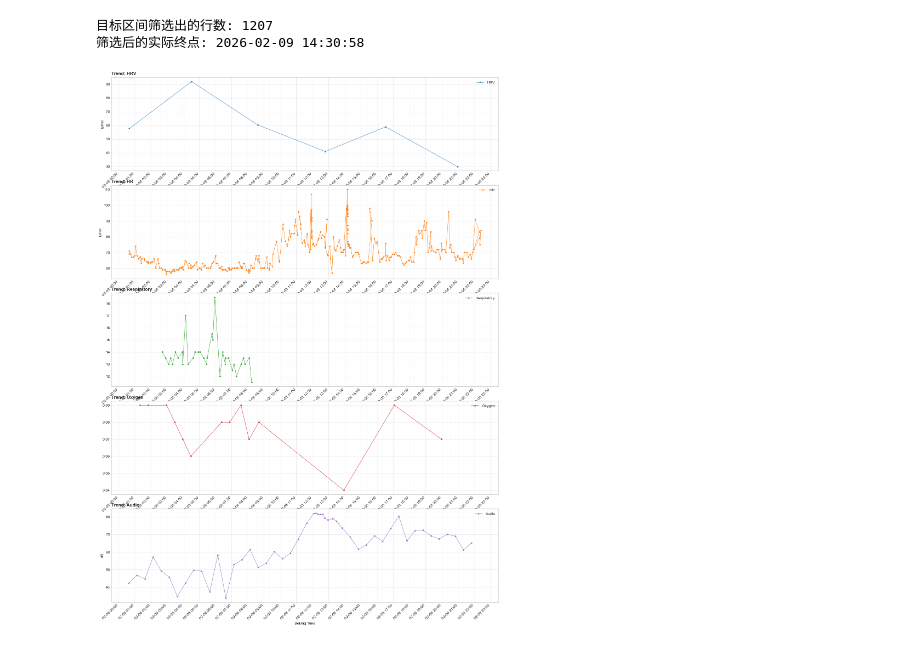
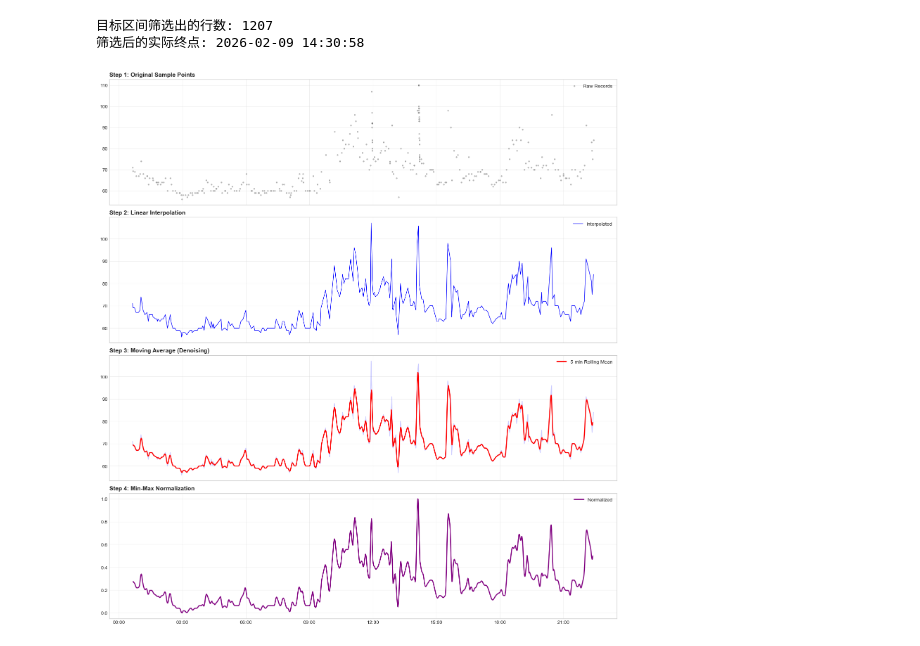
Before and after one commit to 2847709434-droid/Kilom-Self-monitoring-system, a Jupyter notebook: 0208Data.ipynb, the cells around one changed output. Cells and saved outputs as stored; diff of their text form; code cells hidden in the pictures.

```diff
--- a/0208Data.ipynb
+++ b/0208Data.ipynb
@@ -108,7 +108,6 @@ import pandas as pd
 plt.style.use('seaborn-v0_8-whitegrid')
 
 # 2. 确定有哪些信号在数据中是真实存在的
-# 只为有数据的指标画图，避免出现空白窗口
 available_signals = {
     label: iden for label, iden in target_signals.items()
     if not RecordDF[RecordDF['type'] == iden].empty
@@ -116,57 +115,93 @@ available_signals = {
 
 num_charts = len(available_signals)
 
 if num_charts == 0:
     print("当前筛选的时间范围内没有找到匹配的信号数据。")
 else:
-    # 3. 创建画布：sharex=True 保证所有子图时间轴垂直对齐
+    # ==========================================
+    # 第一部分：专门针对 HR 的深度处理与流水线可视化
+    # ==========================================
+    if 'HR' in available_signals:
+        # 提取原始数据 (解决 NameError 的关键)
+        hr_raw = RecordDF[RecordDF['type'] == target_signals['HR']].copy()
+
+        # 1. 异常值处理
+        hr_cleaned = hr_raw[(hr_raw['value'] > 40) & (hr_raw['value'] < 180)].copy()
+
+        # 2. 准备插值 (设置索引)
+        hr_cleaned = hr_cleaned.set_index('startDate').sort_index()
+
+        # 3. 重新采样与插值 (将 '1T' 改为 '1min' 消除警告)
+        hr_interp = hr_cleaned['value'].resample('1min').mean().interpolate(method='linear')
+
+        # 4. 移动平均 (平滑)
+        hr_smooth = hr_interp.rolling(window=5, center=True).mean()
+
+        # 5. 归一化
+        hr_norm = (hr_smooth - hr_smooth.min()) / (hr_smooth.max() - hr_smooth.min())
+
+        # --- 弹窗显示 HR 处理全过程 ---
+        fig_step, axes_step = plt.subplots(4, 1, figsize=(15, 16), sharex=True)
+
+        # 子图 0: 原始数据
+        axes_step[0].scatter(hr_raw['startDate'], hr_raw['value'], color='gray', s=5, alpha=0.5, label='Raw Records')
+        axes_step[0].set_title("Step 1: Original Sample Points", loc='left', fontweight='bold')
+
+        # 子图 1: 线性插值
+        axes_step[1].plot(hr_interp.index, hr_interp.values, color='blue', linewidth=1, label='Interpolated')
+        axes_step[1].set_title("Step 2: Linear Interpolation", loc='left', fontweight='bold')
+
+        # 子图 2: 移动平均
+        axes_step[2].plot(hr_interp.index, hr_interp.values, color='blue', alpha=0.2)
+        axes_step[2].plot(hr_smooth.index, hr_smooth.values, color='red', linewidth=2, label='5-min Rolling Mean')
+        axes_step[2].set_title("Step 3: Moving Average (Denoising)", loc='left', fontweight='bold')
+
+        # 子图 3: 归一化
+        axes_step[3].plot(hr_norm.index, hr_norm.values, color='purple', linewidth=2, label='Normalized')
+        axes_step[3].set_title("Step 4: Min-Max Normalization", loc='left', fontweight='bold')
+
+        for ax_s in axes_step:
+            ax_s.legend(loc='upper right')
+            ax_s.grid(True, alpha=0.3)
+            ax_s.xaxis.set_major_formatter(mdates.DateFormatter('%H:%M'))
+
+        plt.tight_layout()
+        plt.show() # 先展示这个过程，关闭后再出总图
+
+    # ==========================================
+    # 第二部分：绘制所有指标的总趋势图
+    # ==========================================
     fig, axes = plt.subplots(num_charts, 1, figsize=(15, 4 * num_charts), sharex=True)
-
-    # 确保 axes 始终是列表（即使只有一个图）
     if num_charts == 1: axes = [axes]
 
     for i, (label, identifier) in enumerate(available_signals.items()):
         ax = axes[i]
         subset = RecordDF[RecordDF['type'] == identifier].copy()
 
-        # 绘图：'o-' 表示有点有线，alpha=0.7 增加透明度防止重叠
+        # 绘图逻辑
         ax.plot(subset['startDate'], subset['value'], 'o-',
                 markersize=3, linewidth=1, label=label, color=f'C{i}', alpha=0.8)
 
+        # 针对 HR 的特殊增强：在总图上叠加平滑后的红色曲线（高水平体现）
+        if label == 'HR':
+            ax.plot(hr_smooth.index, hr_smooth.values, color='red', linewidth=2, label='Smoothed Trend')
 
-        # 设置网格线
+        # 样式美化
         ax.grid(True, which='major', linestyle='-', alpha=0.4)
-        ax.grid(True, which='minor', linestyle=':', alpha=0.2)
-
-        # 设置标题和图例
+        ax.xaxis.set_major_locator(mdates.HourLocator(interval=1))
+        ax.xaxis.set_major_formatter(mdates.DateFormatter('%m-%d %H:%M'))
         ax.set_title(f'Trend: {label}', fontsize=12, loc='left', fontweight='bold')
         ax.legend(loc='upper right')
 
-        # 针对不同指标的单位标注
+        # 单位设置
         if 'HeartRate' in identifier: ax.set_ylabel('BPM')
         elif 'Variability' in identifier: ax.set_ylabel('ms (SDNN)')
         elif 'Audio' in identifier: ax.set_ylabel('dB')
 
-         # --- 坐标轴细致度优化 ---
 
-        ax.tick_params(axis='x', which='both', labelbottom=True)
-        # 主刻度：每 1 小时
-        ax.xaxis.set_major_locator(mdates.HourLocator(interval=1))
-
-        # 次刻度：每 15 分钟
-        ax.xaxis.set_minor_locator(mdates.MinuteLocator(interval=15))
-
-        # 时间显示格式（
-        ax.xaxis.set_major_formatter(mdates.DateFormatter('%m-%d %H:%M'))
-
-    # 4.
     plt.xlabel('Beijing Time')
     plt.tight_layout()
-
-    for ax in axes:
-        plt.sca(ax)
-        plt.xticks(rotation=45, ha='right')
-
+    plt.xticks(rotation=45, ha='right')
     plt.show()
 # %% [output]
-[figure, old version]
+[figure, new version]
```
Also changed, not shown: parts of 2 cells of this notebook.
